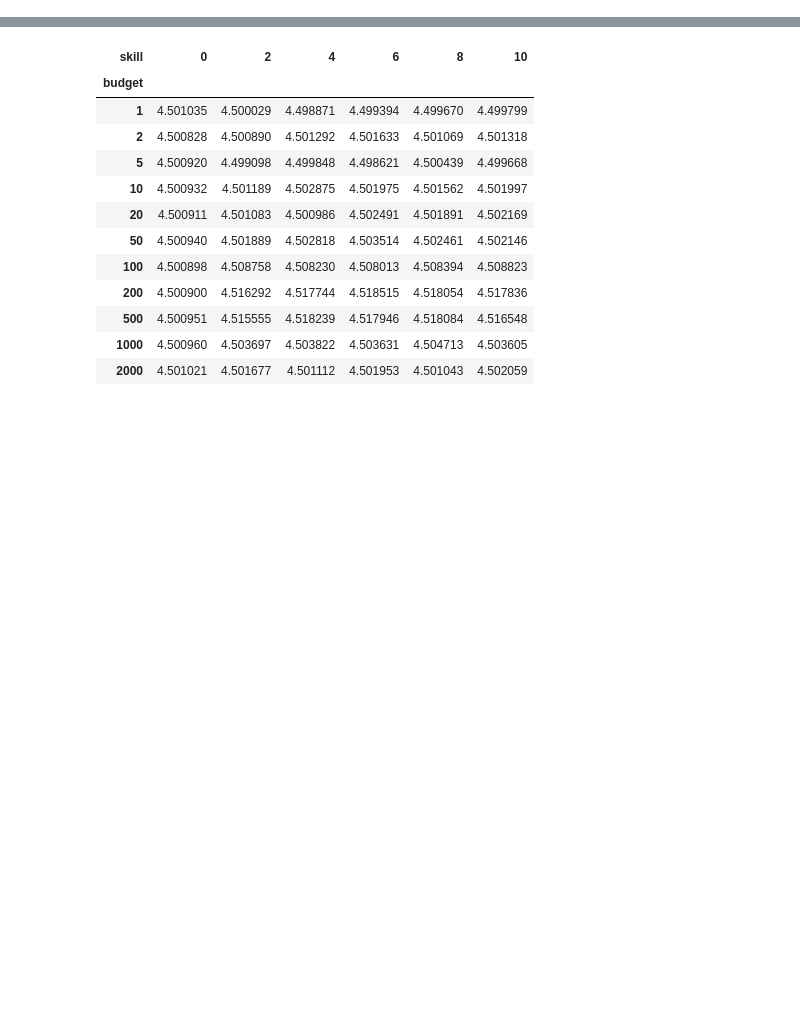
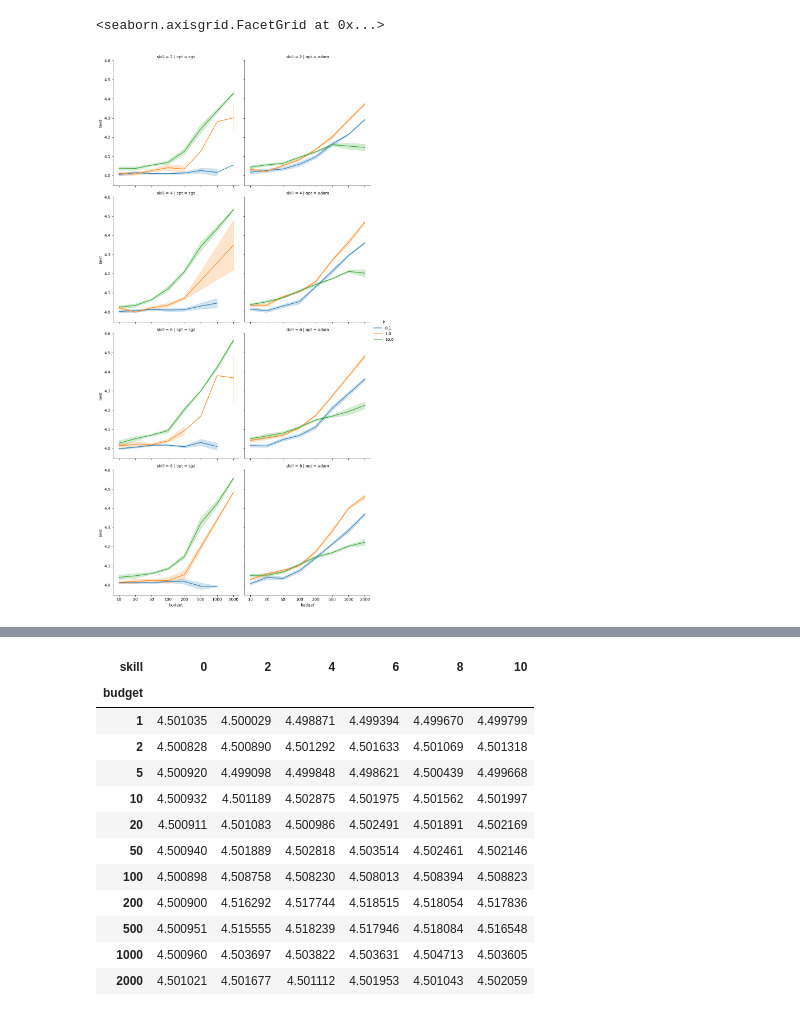
Before and after one commit to saumikn/gymnasium-test, a Jupyter notebook: tree.ipynb, the cells around one changed output, grey strips where cells are left out. Saved outputs shown, nothing was run; the diff lists cells and outputs as text; code cells hidden in the pictures; blank space fills up the shorter version.

```diff
--- a/tree.ipynb
+++ b/tree.ipynb
@@ -50,0 +195,16 @@ df.groupby(["method"]).apply(
+# %%
+sns.relplot(
+    data=df5[(df5.method == "float") & (df5.depth == 8)].astype(
+        {"budget": "str", "lr": "str"}
+    ),
+    x="budget",
+    y="best",
+    hue="lr",
+    row="skill",
+    col="opt",
+    kind="line",
+    errorbar="se",
+)
+# %% [output]
+<seaborn.axisgrid.FacetGrid at 0x...>
+[figure, added]
```
Also changed, not shown: parts of 13 cells of this notebook, 3 other files.
